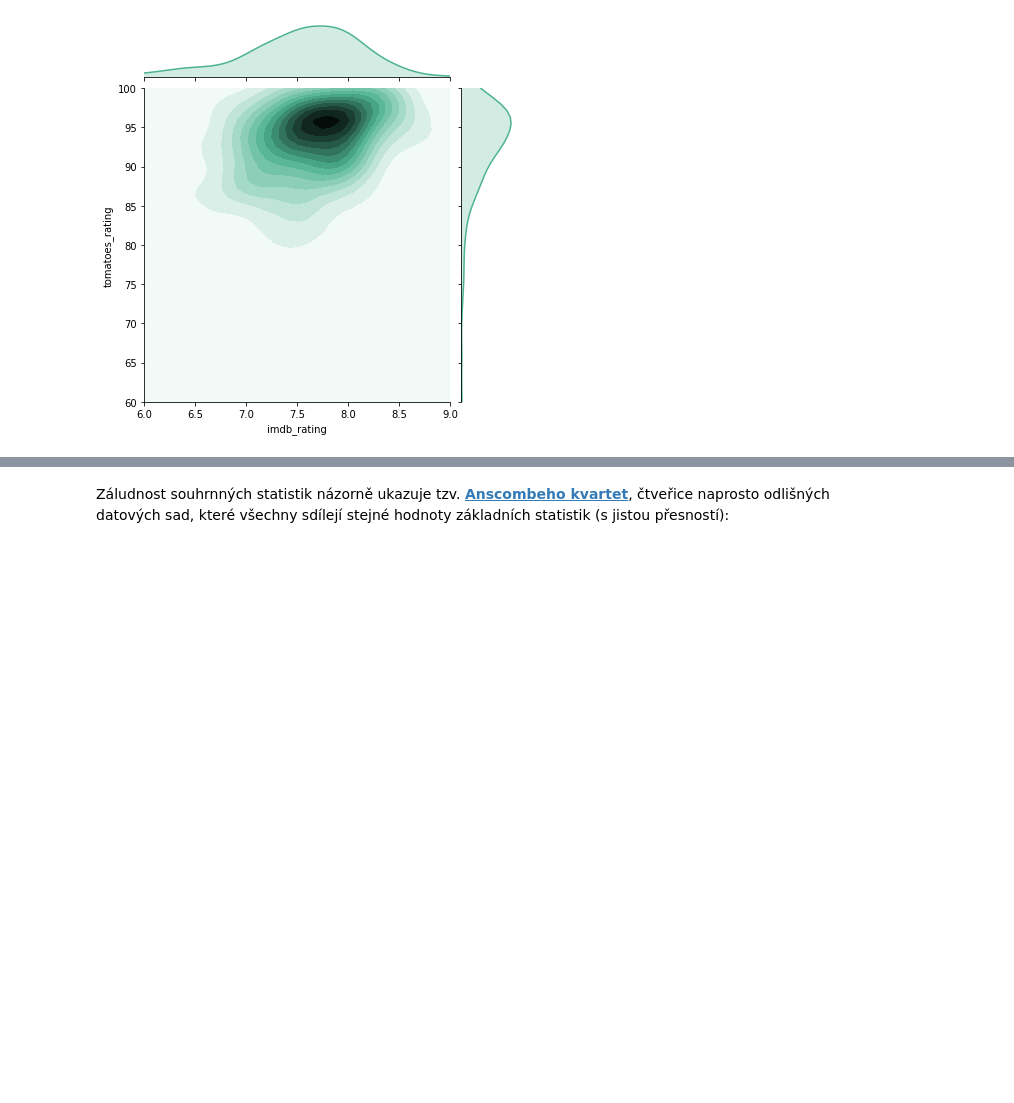
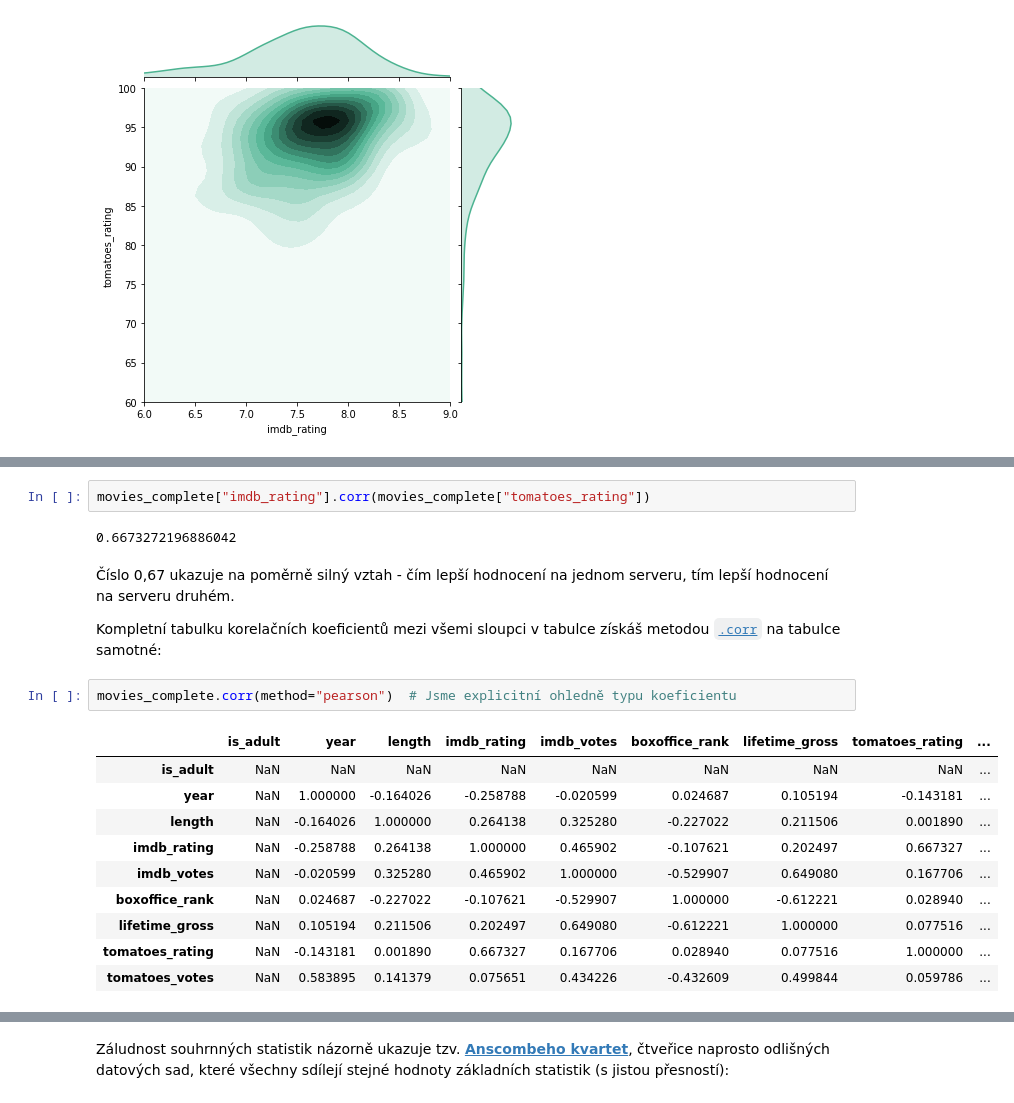
Before and after one commit to nappex/naucse.python.cz, a Jupyter notebook: lessons/pydata/pandas_correlations/index.ipynb, the cells around one changed output, grey strips where cells are left out. Saved outputs shown, nothing was run; the diff lists cells and outputs as text; blank space fills up the shorter version.

```diff
--- a/lessons/pydata/pandas_correlations/index.ipynb
+++ b/lessons/pydata/pandas_correlations/index.ipynb
@@ -1174,0 +1190,21 @@ sns.jointplot(
+# %%
+movies_complete["imdb_rating"].corr(movies_complete["tomatoes_rating"])
+# %% [output]
+0.6673272196886042
+# %% [markdown]
+Číslo 0,67 ukazuje na poměrně silný vztah - čím lepší hodnocení na jednom serveru, tím lepší hodnocení na serveru druhém.
+
+Kompletní tabulku korelačních koeficientů mezi všemi sloupci v tabulce získáš metodou [`.corr`](https://pandas.pydata.org/pandas-docs/stable/reference/api/pandas.DataFrame.corr.html) na tabulce samotné:
+# %%
+movies_complete.corr(method="pearson")  # Jsme explicitní ohledně typu koeficientu
+# %% [output]
+|  | is_adult | year | length | imdb_rating | imdb_votes | boxoffice_rank | lifetime_gross | tomatoes_rating | ... |
+| is_adult | NaN | NaN | NaN | NaN | NaN | NaN | NaN | NaN | ... |
+| year | NaN | 1.000000 | -0.164026 | -0.258788 | -0.020599 | 0.024687 | 0.105194 | -0.143181 | ... |
+| length | NaN | -0.164026 | 1.000000 | 0.264138 | 0.325280 | -0.227022 | 0.211506 | 0.001890 | ... |
+| imdb_rating | NaN | -0.258788 | 0.264138 | 1.000000 | 0.465902 | -0.107621 | 0.202497 | 0.667327 | ... |
+| imdb_votes | NaN | -0.020599 | 0.325280 | 0.465902 | 1.000000 | -0.529907 | 0.649080 | 0.167706 | ... |
+| boxoffice_rank | NaN | 0.024687 | -0.227022 | -0.107621 | -0.529907 | 1.000000 | -0.612221 | 0.028940 | ... |
+| lifetime_gross | NaN | 0.105194 | 0.211506 | 0.202497 | 0.649080 | -0.612221 | 1.000000 | 0.077516 | ... |
+| tomatoes_rating | NaN | -0.143181 | 0.001890 | 0.667327 | 0.167706 | 0.028940 | 0.077516 | 1.000000 | ... |
+| tomatoes_votes | NaN | 0.583895 | 0.141379 | 0.075651 | 0.434226 | -0.432609 | 0.499844 | 0.059786 | ... |
```
Also changed, not shown: parts of 12 cells of this notebook.
